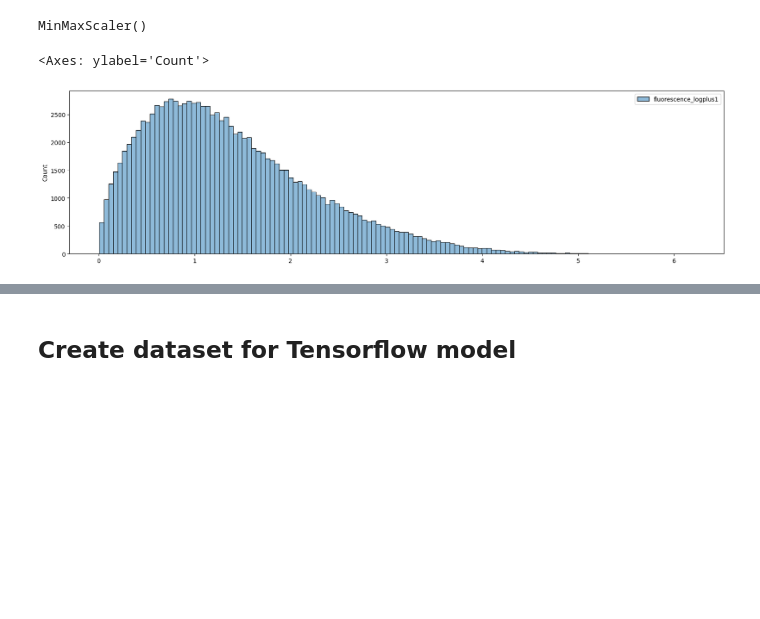
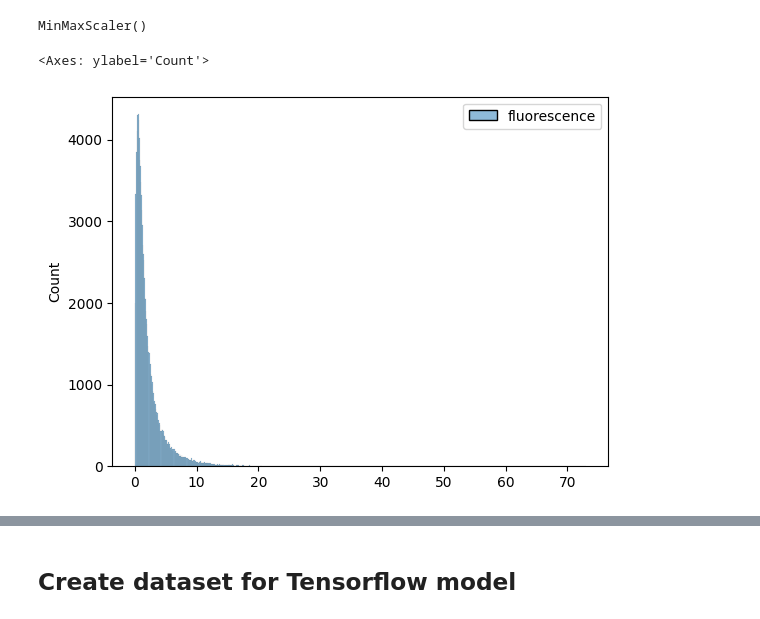
Before and after one commit to xfrx8/Transformer-RNA-master, a Jupyter notebook: Transformer-DNA-周.ipynb, the cells around one changed output, grey strips where cells are left out. Drawn from its saved outputs; the diff is of its cells as text; code cells hidden in the pictures; blank space fills up the shorter version.

```diff
--- a/Transformer-DNA-周.ipynb
+++ b/Transformer-DNA-周.ipynb
@@ -72,11 +78,12 @@ scaler = MinMaxScaler()
 print(scaler.fit(df[["fluorescence"]]))
 
 df["fluorescence_norm"] = scaler.transform(df[["fluorescence"]])
-df[["fluorescence_logplus1"]] = df[["fluorescence"]].apply(lambda x: np.log2(1+x))
+
+df[["fluorescence_logplus1"]] = df[["fluorescence"]].apply(lambda x: 10*np.log10(1+10*x))
 # %% [output]
 MinMaxScaler()
 # %%
-sns.histplot(df[["fluorescence_logplus1"]])
+sns.histplot(df[["fluorescence"]])
 # %% [output]
 <Axes: ylabel='Count'>
-[figure, old version]
+[figure, new version]
```
Also changed, not shown: parts of 5 cells of this notebook.
